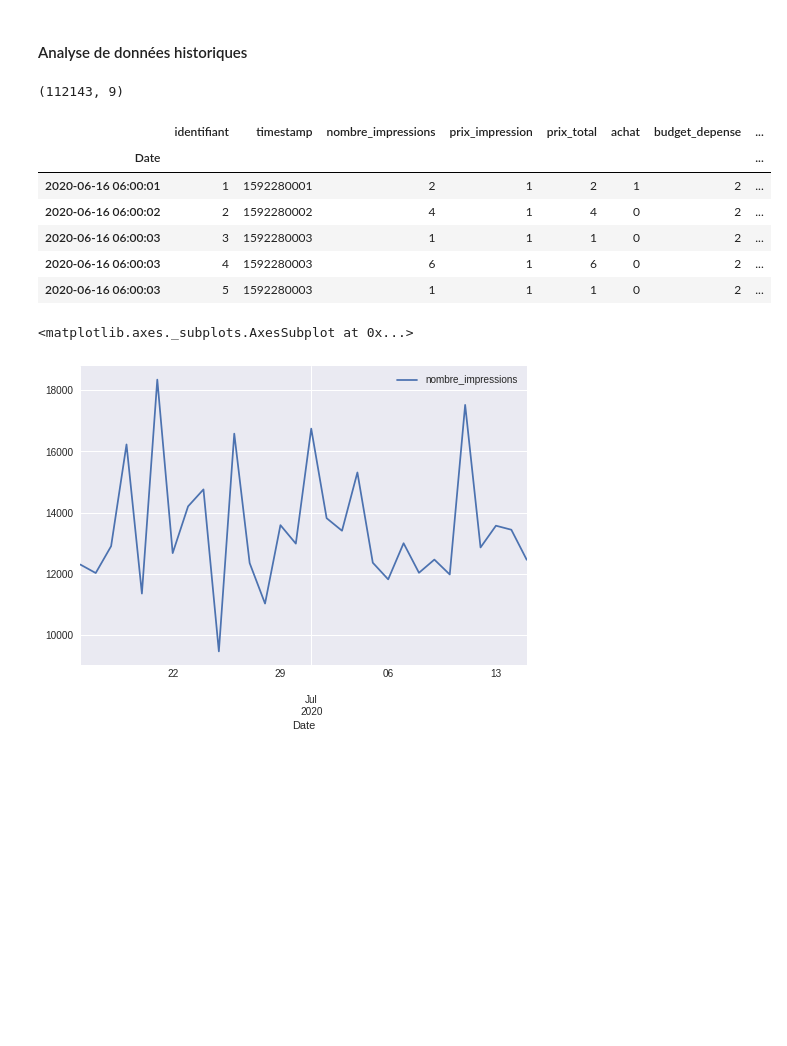
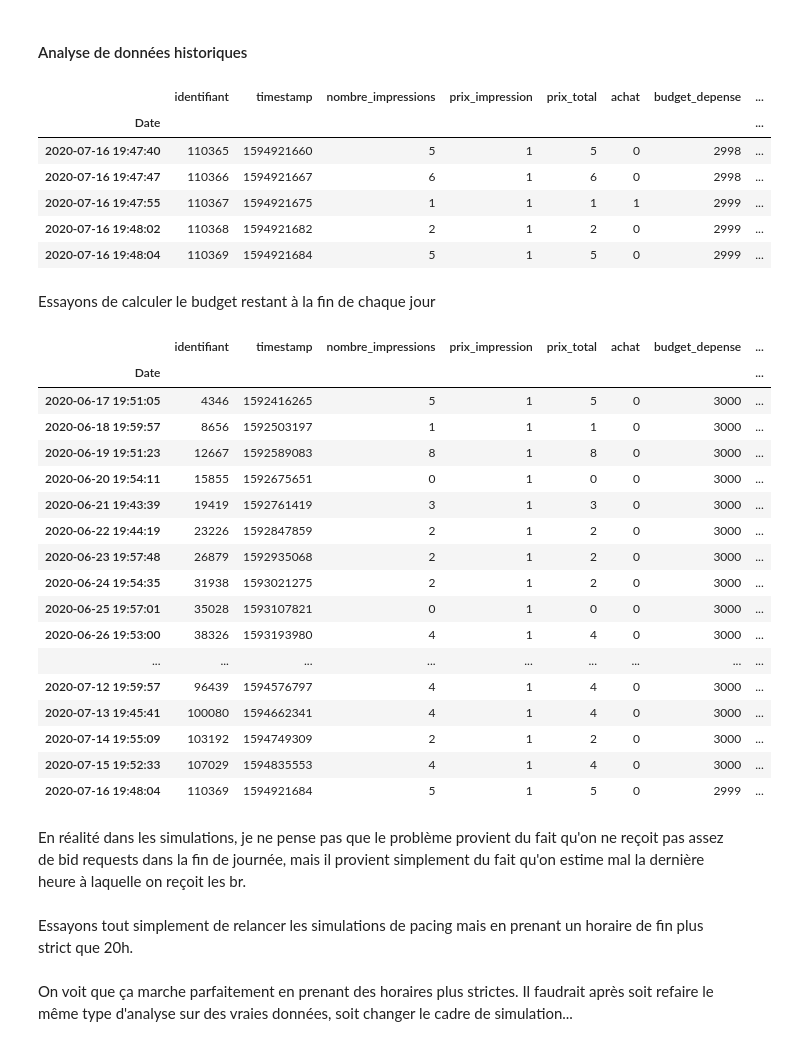
Before and after one commit to ThomasM-mecen/Displayce_internship, a Jupyter notebook: Pacing/Pacing_simulation_v4.ipynb, the cells around one changed output. Drawn from its saved outputs; the diff is of its cells as text; code cells hidden in the pictures; blank space fills up the shorter version.

Commit message:
Regles plus strictes

```diff
--- a/Pacing/Pacing_simulation_v4.ipynb
+++ b/Pacing/Pacing_simulation_v4.ipynb
@@ -394,8 +305,14 @@ Pour cela, plusieurs idées initiales :
 # %% [markdown]
 #### Analyse de données historiques
 # %%
-df = pd.read_csv('16-06-2020_1month.csv', index_col="timestamp_string", parse_dates=True)
+df = pd.read_csv('17-06-2020_1month.csv', index_col="timestamp_string", parse_dates=True)
+df.index.names = ['Date']
+df.tail()
+# %% [output]
+|  | identifiant | timestamp | nombre_impressions | prix_impression | prix_total | achat | budget_depense | ... |
+| Date |  |  |  |  |  |  |  | ... |
+| 2020-07-16 19:47:40 | 110365 | 1594921660 | 5 | 1 | 5 | 0 | 2998 | ... |
+| 2020-07-16 19:47:47 | 110366 | 1594921667 | 6 | 1 | 6 | 0 | 2998 | ... |
+| 2020-07-16 19:47:55 | 110367 | 1594921675 | 1 | 1 | 1 | 1 | 2999 | ... |
+| 2020-07-16 19:48:02 | 110368 | 1594921682 | 2 | 1 | 2 | 0 | 2999 | ... |
+| 2020-07-16 19:48:04 | 110369 | 1594921684 | 5 | 1 | 5 | 0 | 2999 | ... |
-# %%
-df.shape
-# %% [output]
-(112143, 9)
@@ -404,10 +318,0 @@ df.index.names = ['Date']
-# %%
-df.head()
-# %% [output]
-|  | identifiant | timestamp | nombre_impressions | prix_impression | prix_total | achat | budget_depense | ... |
-| Date |  |  |  |  |  |  |  | ... |
-| 2020-06-16 06:00:01 | 1 | 1592280001 | 2 | 1 | 2 | 1 | 2 | ... |
-| 2020-06-16 06:00:02 | 2 | 1592280002 | 4 | 1 | 4 | 0 | 2 | ... |
-| 2020-06-16 06:00:03 | 3 | 1592280003 | 1 | 1 | 1 | 0 | 2 | ... |
-| 2020-06-16 06:00:03 | 4 | 1592280003 | 6 | 1 | 6 | 0 | 2 | ... |
-| 2020-06-16 06:00:03 | 5 | 1592280003 | 1 | 1 | 1 | 0 | 2 | ... |
@@ -418,5 +319,32 @@ plt.style.use('seaborn')
-# %%
-test.resample('D').sum().plot()
-# %% [output]
-<matplotlib.axes._subplots.AxesSubplot at 0x...>
-[figure, removed]
+# %% [markdown]
+Essayons de calculer le budget restant à la fin de chaque jour
+# %%
+df['budget_restant'] = Budget_par_jour - df['budget_depense']
+# %%
+new_df = df.groupby(df.index.day).tail(1)
+new_df
+# %% [output]
+|  | identifiant | timestamp | nombre_impressions | prix_impression | prix_total | achat | budget_depense | ... |
+| Date |  |  |  |  |  |  |  | ... |
+| 2020-06-17 19:51:05 | 4346 | 1592416265 | 5 | 1 | 5 | 0 | 3000 | ... |
+| 2020-06-18 19:59:57 | 8656 | 1592503197 | 1 | 1 | 1 | 0 | 3000 | ... |
+| 2020-06-19 19:51:23 | 12667 | 1592589083 | 8 | 1 | 8 | 0 | 3000 | ... |
+| 2020-06-20 19:54:11 | 15855 | 1592675651 | 0 | 1 | 0 | 0 | 3000 | ... |
+| 2020-06-21 19:43:39 | 19419 | 1592761419 | 3 | 1 | 3 | 0 | 3000 | ... |
+| 2020-06-22 19:44:19 | 23226 | 1592847859 | 2 | 1 | 2 | 0 | 3000 | ... |
+| 2020-06-23 19:57:48 | 26879 | 1592935068 | 2 | 1 | 2 | 0 | 3000 | ... |
+| 2020-06-24 19:54:35 | 31938 | 1593021275 | 2 | 1 | 2 | 0 | 3000 | ... |
+| 2020-06-25 19:57:01 | 35028 | 1593107821 | 0 | 1 | 0 | 0 | 3000 | ... |
+| 2020-06-26 19:53:00 | 38326 | 1593193980 | 4 | 1 | 4 | 0 | 3000 | ... |
+| ... | ... | ... | ... | ... | ... | ... | ... | ... |
+| 2020-07-12 19:59:57 | 96439 | 1594576797 | 4 | 1 | 4 | 0 | 3000 | ... |
+| 2020-07-13 19:45:41 | 100080 | 1594662341 | 4 | 1 | 4 | 0 | 3000 | ... |
+| 2020-07-14 19:55:09 | 103192 | 1594749309 | 2 | 1 | 2 | 0 | 3000 | ... |
+| 2020-07-15 19:52:33 | 107029 | 1594835553 | 4 | 1 | 4 | 0 | 3000 | ... |
+| 2020-07-16 19:48:04 | 110369 | 1594921684 | 5 | 1 | 5 | 0 | 2999 | ... |
+# %% [markdown]
+En réalité dans les simulations, je ne pense pas que le problème provient du fait qu'on ne reçoit pas assez de bid requests dans la fin de journée, mais il provient simplement du fait qu'on estime mal la dernière heure à laquelle on reçoit les br.
+# %% [markdown]
+Essayons tout simplement de relancer les simulations de pacing mais en prenant un horaire de fin plus strict que 20h.
+# %% [markdown]
+On voit que ça marche parfaitement en prenant des horaires plus strictes. Il faudrait après soit refaire le même type d'analyse sur des vraies données, soit changer le cadre de simulation...
```
Also changed, not shown: parts of 19 cells of this notebook, 2 other files.
